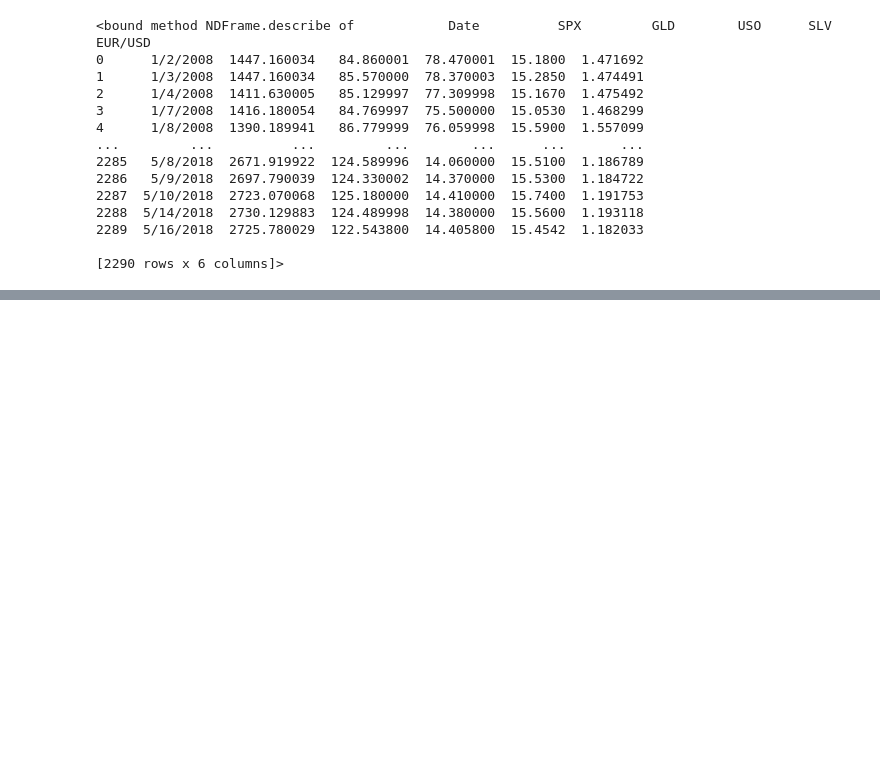
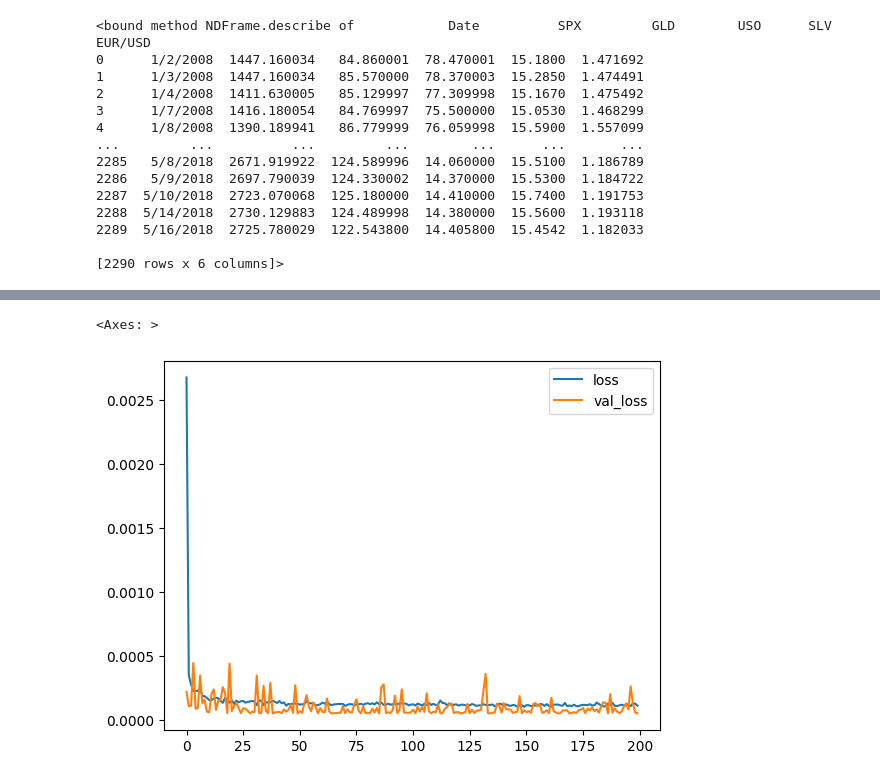
Before and after one commit to FabianZsolt/deeplearning, a Jupyter notebook: Assignments/Exercise project 4 – RNN - LSTM for time series forecasting/Exercise project 4 – RNN - LSTM for time series forecasting.ipynb, the cells around one changed output, grey strips where cells are left out. Drawn from its saved outputs; the diff is of its cells as text; code cells hidden in the pictures; blank space fills up the shorter version.

```diff
--- a/Assignments/Exercise project 4 – RNN - LSTM for time series forecasting/Exercise project 4 – RNN - LSTM for time series forecasting.ipynb
+++ b/Assignments/Exercise project 4 – RNN - LSTM for time series forecasting/Exercise project 4 – RNN - LSTM for time series forecasting.ipynb
@@ -78,0 +160,29 @@ df
+# %%
+from keras.models import Sequential
+from keras import Input
+from keras.layers import LSTM, SimpleRNN
+from keras.layers import Dense
+from keras.callbacks import ModelCheckpoint
+
+# create a model checkpoint to a file, and only save the best one
+mc = ModelCheckpoint('best_model_flights.keras', monitor='val_loss', mode='min', save_best_only=True)
+callback_list = [mc]
+
+# build the neural network
+# in this case, LSTM with 8 neurons
+n_neurons  = 64
+
+model = Sequential()
+model.add(Input(shape=(look_back, n_features)))
+model.add(SimpleRNN(n_neurons, activation="relu"))
+model.add(Dense(16, activation="relu"))
+model.add(Dense(1))
+model.compile(optimizer='adam', loss='mse')
+
+initial_weights = model.get_weights()
+
+# it's not optimal to use test data as validation data
+# because this might skew our metrics
+# see the other version of this notebook on how to do
+# train/validation/test -split for the sine wave
+model.fit(train_generator, epochs=200, verbose=1, validation_data=test_generator, callbacks=callback_list)
@@ -78,0 +209,7 @@ df
+# %%
+# the usual training metrics visualization
+loss_df = pd.DataFrame(model.history.history)
+loss_df.plot()
+# %% [output]
+<Axes: >
+[figure, added]
```
Also changed, not shown: parts of 14 cells of this notebook, 1 other file.
